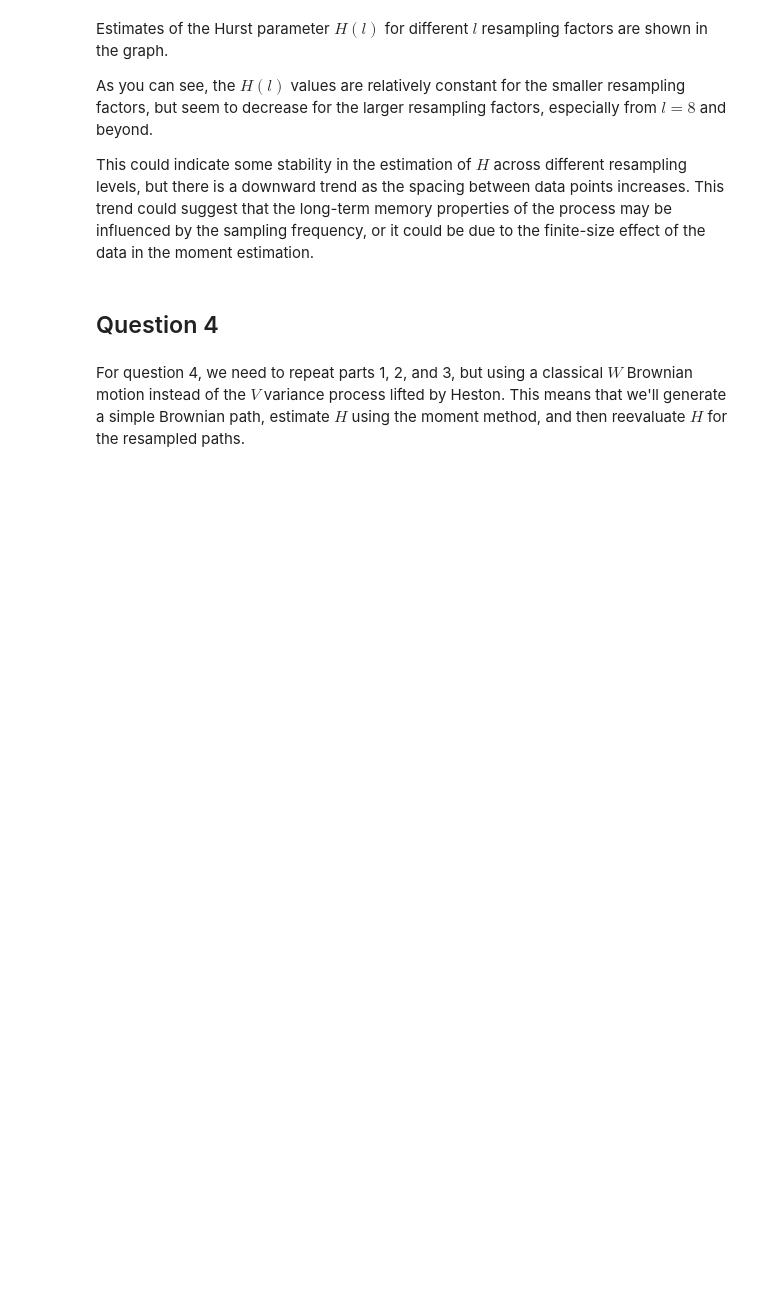
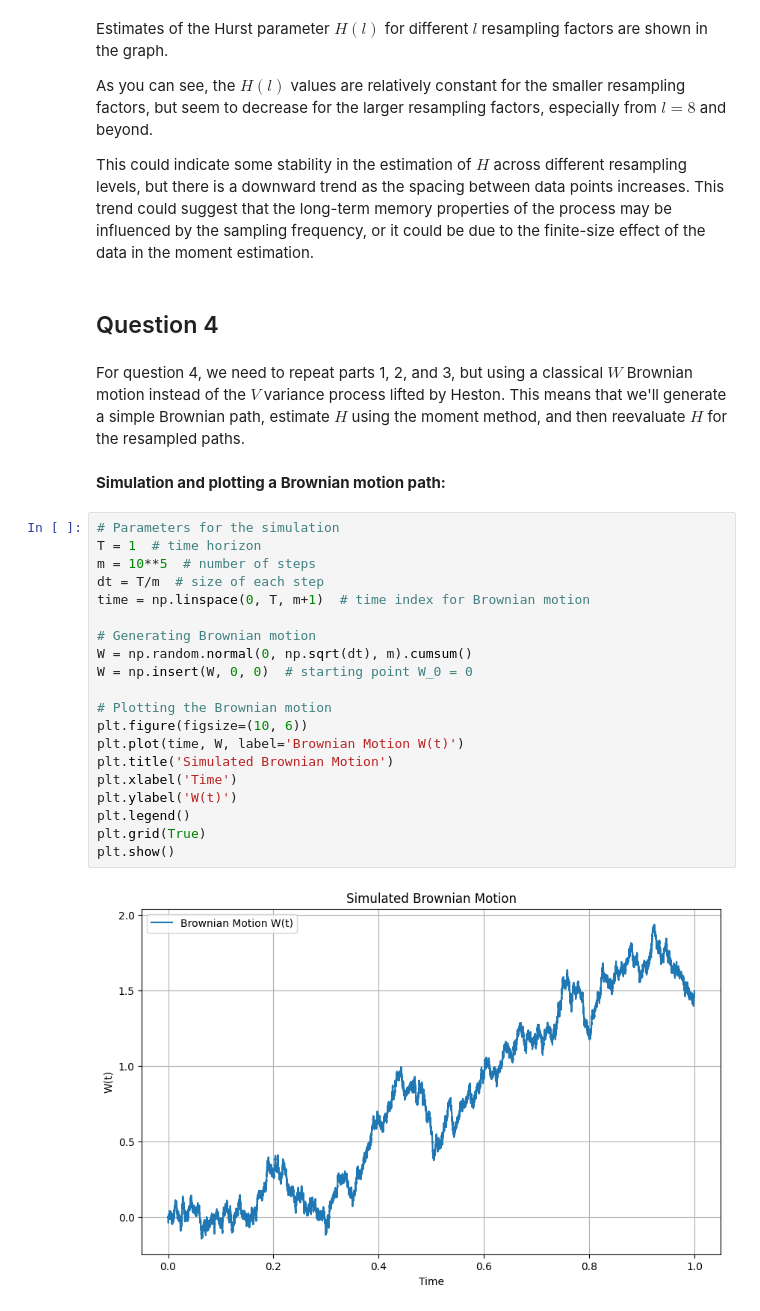
Before and after one commit to MathQuantLab/options-implied-volatility, a Jupyter notebook: options-implied-volatility.ipynb, the cells around one changed output. Saved outputs shown, nothing was run; the diff lists cells and outputs as text; blank space fills up the shorter version.

Commit message:
Question 4 - simulating and plotting a brownion motion path

```diff
--- a/options-implied-volatility.ipynb
+++ b/options-implied-volatility.ipynb
@@ -231,3 +231,27 @@ This could indicate some stability in the estimation of $H$ across different res
 ## Question 4
 # %% [markdown]
 For question 4, we need to repeat parts 1, 2, and 3, but using a classical $W$ Brownian motion instead of the $V$ variance process lifted by Heston. This means that we'll generate a simple Brownian path, estimate $H$ using the moment method, and then reevaluate $H$ for the resampled paths.
+# %% [markdown]
+**Simulation and plotting a Brownian motion path:**
+# %%
+# Parameters for the simulation
+T = 1  # time horizon
+m = 10**5  # number of steps
+dt = T/m  # size of each step
+time = np.linspace(0, T, m+1)  # time index for Brownian motion
+
+# Generating Brownian motion
+W = np.random.normal(0, np.sqrt(dt), m).cumsum()
+W = np.insert(W, 0, 0)  # starting point W_0 = 0
+
+# Plotting the Brownian motion
+plt.figure(figsize=(10, 6))
+plt.plot(time, W, label='Brownian Motion W(t)')
+plt.title('Simulated Brownian Motion')
+plt.xlabel('Time')
+plt.ylabel('W(t)')
+plt.legend()
+plt.grid(True)
+plt.show()
+# %% [output]
+[figure, added]
```
Also changed, not shown: parts of 3 cells of this notebook.
